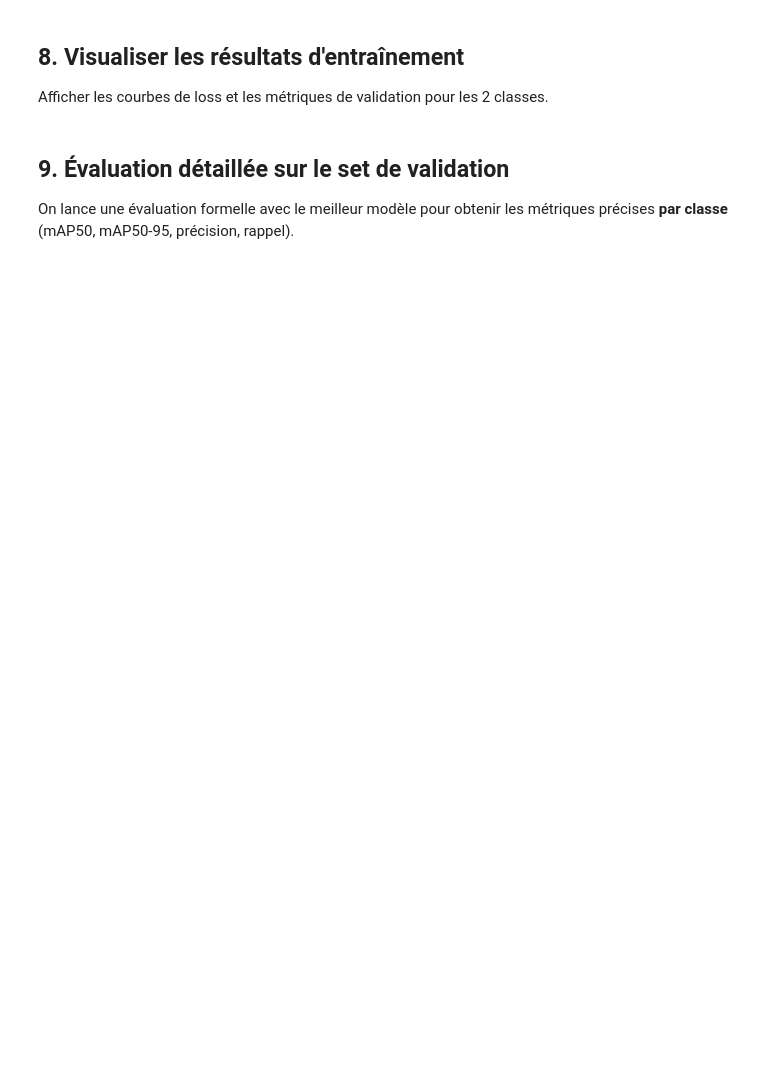
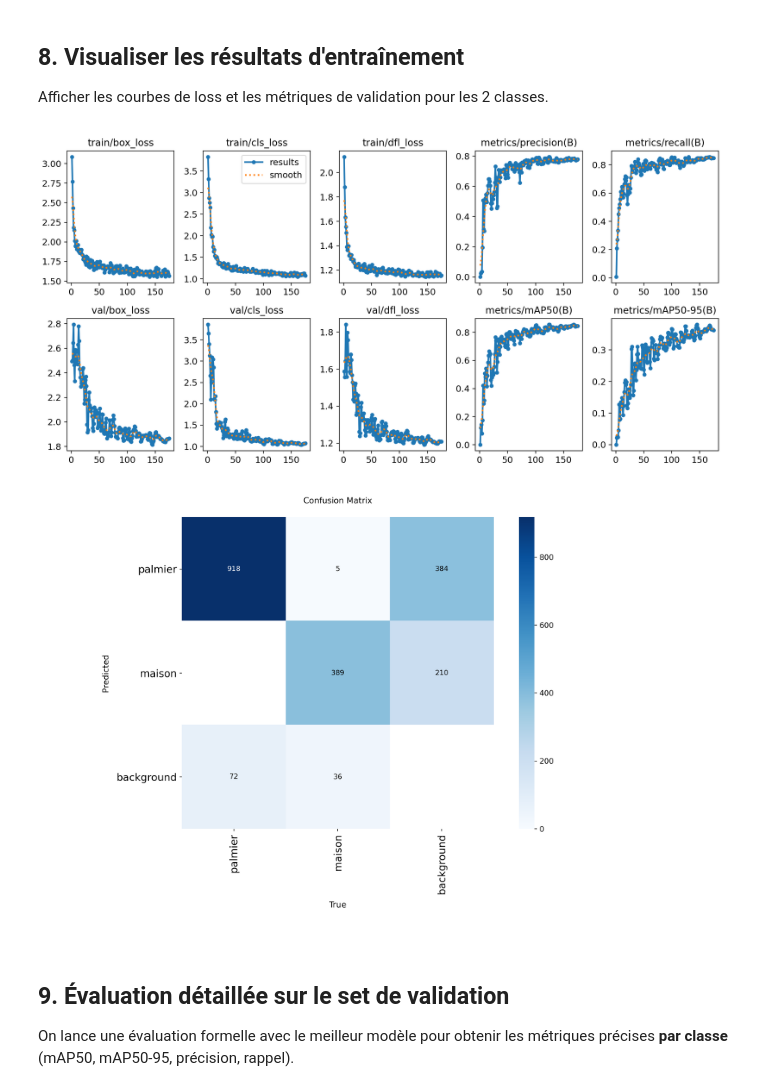
Before and after one commit to makuszjean-cyber/model_gis, a Jupyter notebook: train_palmiers_maisons_yolov8_deepness_v2.ipynb, the cells around one changed output. Cells and saved outputs as stored; diff of their text form; code cells hidden in the pictures; blank space fills up the shorter version.

```diff
--- a/train_palmiers_maisons_yolov8_deepness_v2.ipynb
+++ b/train_palmiers_maisons_yolov8_deepness_v2.ipynb
@@ -415,24 +499,27 @@ Afficher les courbes de loss et les métriques de validation pour les 2 classes.
 # %%
 from IPython.display import Image, display
 
-run_dir = os.path.join(DATASET_DIR, 'runs', 'palmier_maison_detect')
+run_dir = os.path.join(DATASET_DIR, 'runs', 'palmier_maison_detect_v2')
 
 # Afficher les courbes de résultats
 results_img = os.path.join(run_dir, 'results.png')
 if os.path.exists(results_img):
     display(Image(filename=results_img, width=900))
 else:
     print("Fichier results.png non trouvé.")
 
 # Afficher la matrice de confusion (2 classes + background)
 conf_img = os.path.join(run_dir, 'confusion_matrix.png')
 if os.path.exists(conf_img):
     display(Image(filename=conf_img, width=600))
 
 # Afficher des prédictions sur le set de validation
 val_img = os.path.join(run_dir, 'val_batch0_pred.png')
 if os.path.exists(val_img):
     display(Image(filename=val_img, width=900))
+# %% [output]
+[figure, added]
+[figure, added]
 # %% [markdown]
 ## 9. Évaluation détaillée sur le set de validation
 
```
Also changed, not shown: parts of 17 cells of this notebook.
